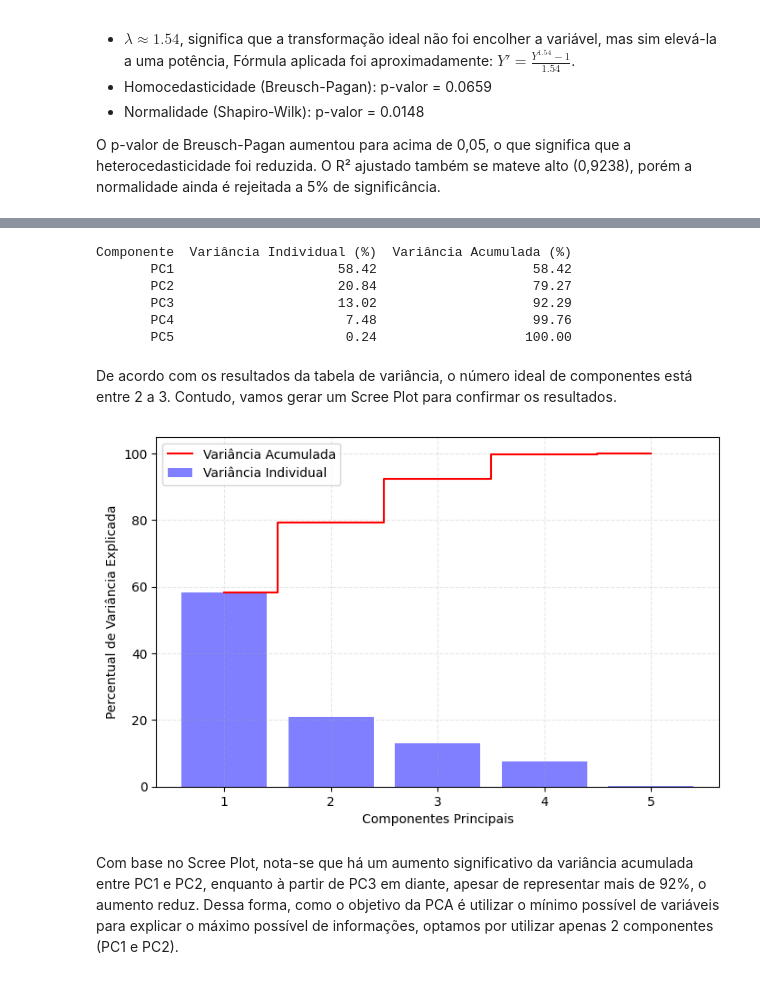
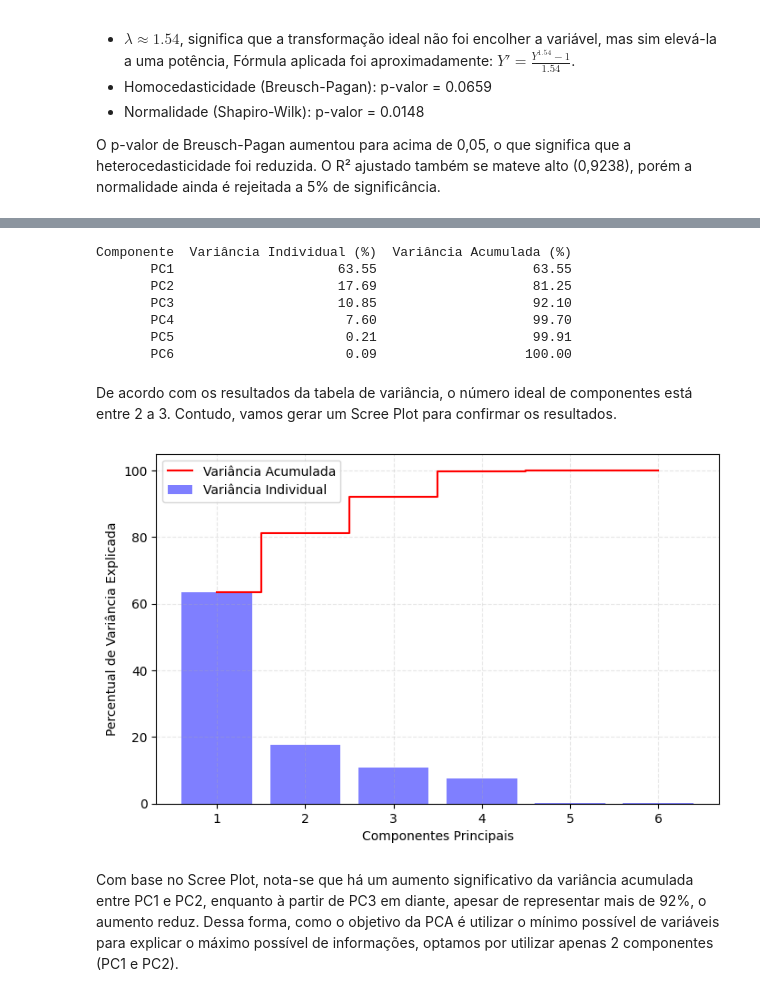
Before and after one commit to LuigiZanon/LNF-analises, a Jupyter notebook: analise.ipynb, the cells around one changed output, grey strips where cells are left out. Saved outputs shown, nothing was run; the diff lists cells and outputs as text; code cells hidden in the pictures.

Commit message:
análise final de componentes

```diff
--- a/analise.ipynb
+++ b/analise.ipynb
@@ -485,13 +466,13 @@ data
 O primeiro passo para efetuar a análise é separar as variáveis quantitativas (númericas). Considerando que os valores nulos já foram tratados anteriormente.
 # %%
 # Separando variáveis numéricas
-X = df[['Tent', 'Compl', 'Por_Tent', 'PerTD', 'Int']].values
+X = df[['Tent', 'Compl', 'Por_Tent', 'TD','PerTD', 'Int']].values
 
 # Padronizando os dados
 X_scaled = StandardScaler().fit_transform(X)
 
 # Executando PCA com o número máximo de componentes no momento
-pca = PCA(n_components=5)
+pca = PCA(n_components=6)
 scores_pca = pca.fit_transform(X_scaled)
 
 # Calculando a variância explicada por cada componente
@@ -499,33 +480,34 @@ var_individual = pca.explained_variance_ratio_
 var_acumulada = np.cumsum(var_individual)
 
 tabela_variancia = pd.DataFrame({
-    'Componente': [f'PC{i+1}' for i in range(5)],
+    'Componente': [f'PC{i+1}' for i in range(6)],
     'Variância Individual (%)': var_individual * 100,
     'Variância Acumulada (%)': var_acumulada * 100
 })
 print(tabela_variancia.round(2).to_string(index=False))
 # %% [output]
 Componente  Variância Individual (%)  Variância Acumulada (%)
-       PC1                     58.42                    58.42
-       PC2                     20.84                    79.27
-       PC3                     13.02                    92.29
-       PC4                      7.48                    99.76
-       PC5                      0.24                   100.00
+       PC1                     63.55                    63.55
+       PC2                     17.69                    81.25
+       PC3                     10.85                    92.10
+       PC4                      7.60                    99.70
+       PC5                      0.21                    99.91
+       PC6                      0.09                   100.00
 # %% [markdown]
 De acordo com os resultados da tabela de variância, o número ideal de componentes está entre 2 a 3. Contudo, vamos gerar um Scree Plot para confirmar os resultados.
 # %%
 # Gerando Scree Plot
 plt.figure(figsize=(8, 5))
-plt.bar(range(1, 6), var_individual * 100, color='blue', alpha=0.5, align='center', label='Variância Individual')
-plt.step(range(1, 6), var_acumulada * 100, where='mid', label='Variância Acumulada', color='red')
+plt.bar(range(1, 7), var_individual * 100, color='blue', alpha=0.5, align='center', label='Variância Individual')
+plt.step(range(1, 7), var_acumulada * 100, where='mid', label='Variância Acumulada', color='red')
 plt.xlabel('Componentes Principais')
 plt.ylabel('Percentual de Variância Explicada')
-plt.xticks(range(1, 6))
+plt.xticks(range(1, 7))
 plt.legend(loc='best')
 plt.grid(True, linestyle='--', alpha=0.3)
 plt.show()
 # %% [output]
-[figure, old version]
+[figure, new version]
 # %% [markdown]
 Com base no Scree Plot, nota-se que há um aumento significativo da variância acumulada entre PC1 e PC2, enquanto à partir de PC3 em diante, apesar de representar mais de 92%, o aumento reduz. Dessa forma, como o objetivo da PCA é utilizar o mínimo possível de variáveis para explicar o máximo possível de informações, optamos por utilizar apenas 2 componentes (PC1 e PC2).
 # %%
```
Also changed, not shown: parts of 6 cells of this notebook.
